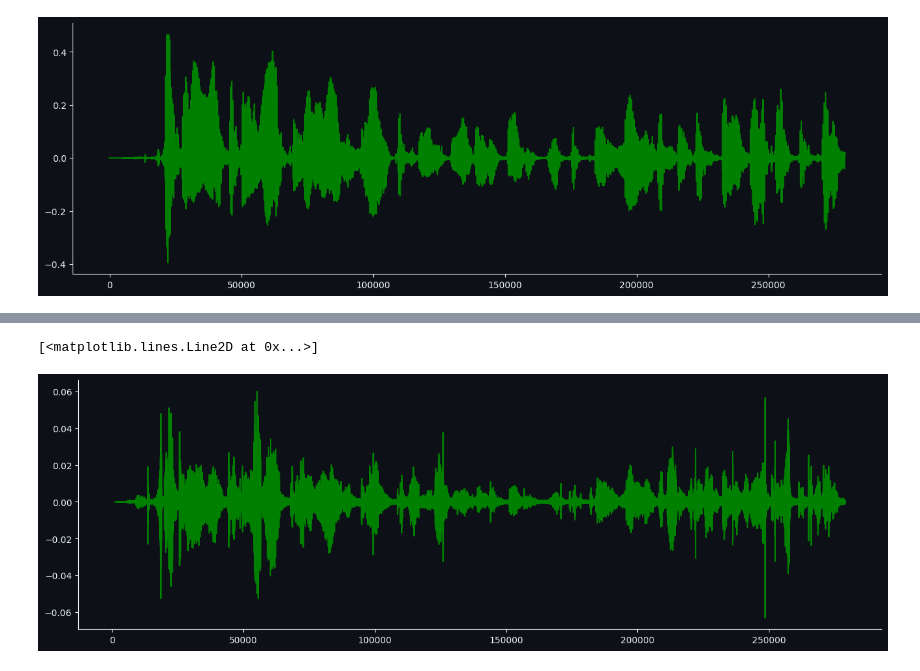
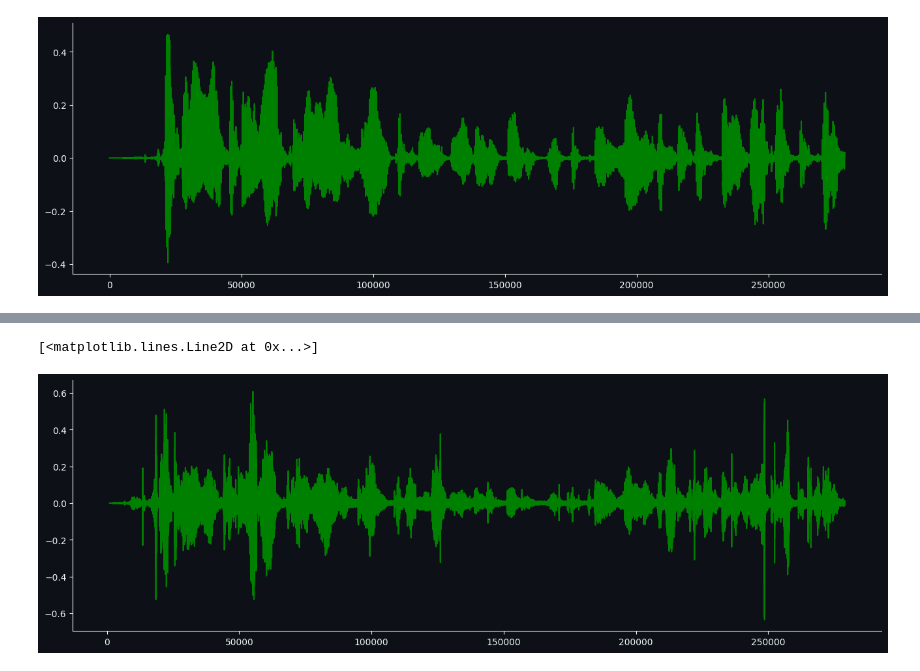
Before and after one commit to SpongeFrogy/n_sol_obr, a Jupyter notebook: _11_25_23.ipynb, the cells around one changed output, grey strips where cells are left out. Drawn from its saved outputs; the diff is of its cells as text; code cells hidden in the pictures.

```diff
--- a/_11_25_23.ipynb
+++ b/_11_25_23.ipynb
@@ -179,6 +187,6 @@ ipd.Audio(e, rate = Fs) # здесь x только моно
 [interactive output not drawn]
 # %%
-plt.plot(range(1000, len(e)),e[1000:])
+plt.plot(range(1000, len(e)), e[1000:] * 10)
 # %% [output]
 [<matplotlib.lines.Line2D at 0x...>]
-[figure, old version]
+[figure, new version]
```
Also changed, not shown: parts of 13 cells of this notebook, 3 other files.
